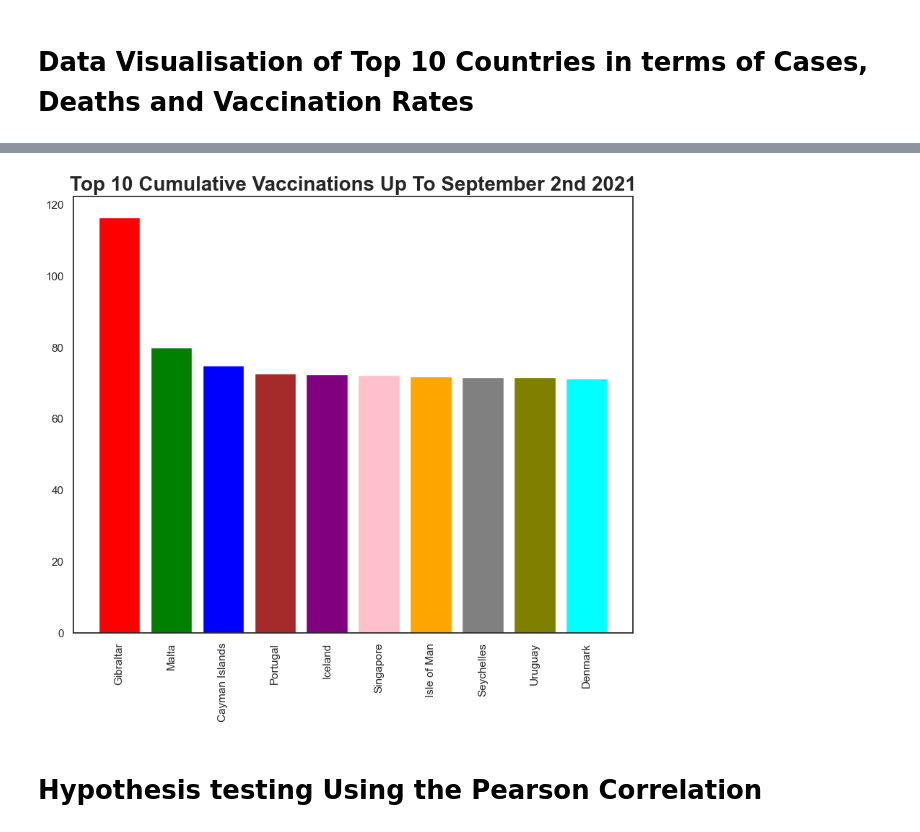
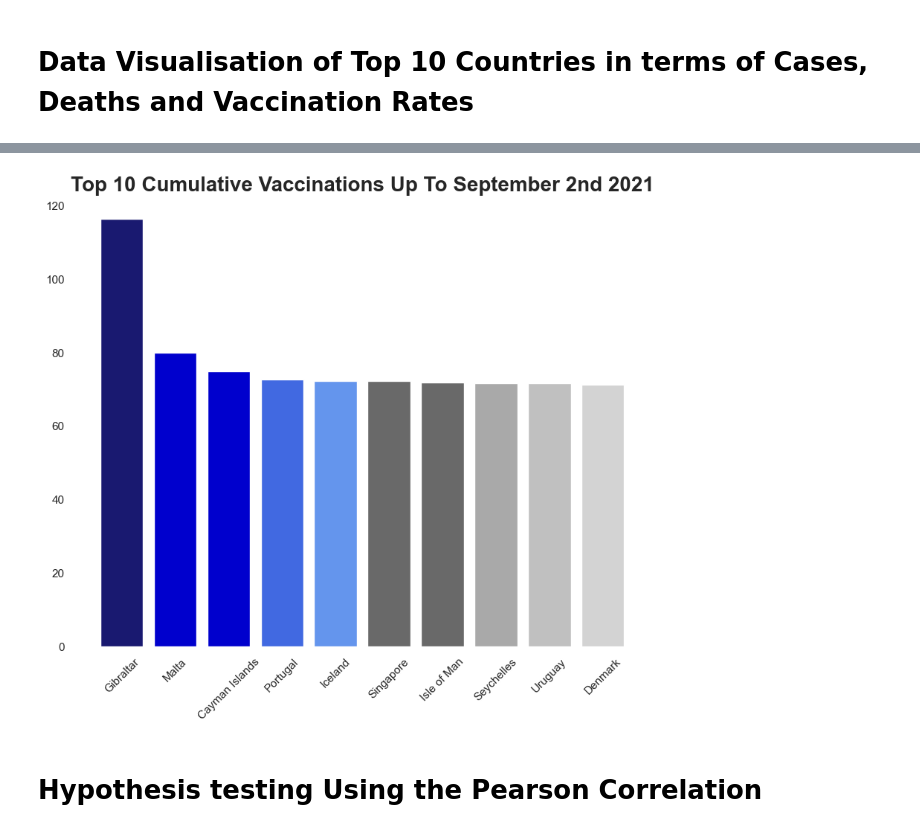
Before and after one commit to NigelGondo/Portfolio_Projects, a Jupyter notebook: Hypothesis test to see if high vaccination rates lead to lower death rates.ipynb, the cells around one changed output, grey strips where cells are left out. Drawn from its saved outputs; the diff is of its cells as text; code cells hidden in the pictures.

```diff
--- a/Hypothesis test to see if high vaccination rates lead to lower death rates.ipynb
+++ b/Hypothesis test to see if high vaccination rates lead to lower death rates.ipynb
@@ -170,13 +123,0 @@ global_data_final_2
-# %%
-#rearranging the columns
-column_names = ['Country',
-                'Cumulative Cases',
-                'Cumulative Deaths',
-                'Death Rate - Cumulative',
-                'New Cases in the last 7 days',
-                'New Deaths in the last 7 days',
-                'Death Rate last 7 days']
-
-global_data_final_2 = global_data_final_2.reindex(columns = column_names)
-
-global_data_final_2
@@ -301,10 +208,10 @@ global_cases_deaths_vax.isnull().values.any()
 False
 # %%
 #removing rows with an infs error
-global_cases_deaths_vax = global_cases_deaths_vax.drop(69, axis=0)
+global_cases_deaths_vax = global_cases_deaths_vax.drop(126, axis=0)
 global_cases_deaths_vax
 
-#saving as a csv
+#saving as a csv copy
 global_cases_deaths_vax.to_csv('Global Covid data.csv')
 # %% [markdown]
 # Data Visualisation of Top 10 Countries in terms of Cases, Deaths and Vaccination Rates
@@ -341,13 +314,35 @@ plt.show()
 # %%
 #Sorting the data in descending order then slicing to get the 10 countries with the highest vaccination rate
-global_cases_deaths_vax_sorted_desc_vax = global_cases_deaths_vax.sort_values('Fully Vaccinated per 100', ascending = False)
+global_cases_deaths_vax_sorted_desc_vax = global_cases_deaths_vax.sort_values('Fully Vaccinated per 100',
+                                                                              ascending = False)
 global_cases_deaths_vax_sorted_desc_vax = global_cases_deaths_vax_sorted_desc_vax.iloc[:10]
-plt.bar(global_cases_deaths_vax_sorted_desc_vax['Country'], global_cases_deaths_vax_sorted_desc_vax['Fully Vaccinated per 100'], color = ['red','green','blue','brown', 'purple', 'pink', 'orange','gray', 'olive', 'cyan'])
-plt.xticks(rotation = 90)
-plt.title('Top 10 Cumulative Vaccinations Up To September 2nd 2021', fontweight = 'bold', fontsize = 20)
+
+ax = plt.gca()
+
+plt.bar(global_cases_deaths_vax_sorted_desc_vax['Country'],
+        global_cases_deaths_vax_sorted_desc_vax['Fully Vaccinated per 100'],
+        color = ['midnightblue',
+                 'mediumblue',
+                 'mediumblue',
+                 'royalblue',
+                 'cornflowerblue',
+                 'dimgrey',
+                 'dimgrey',
+                 'darkgrey',
+                 'silver',
+                 'lightgrey'])
+
+plt.xticks(rotation = 45)
+
+plt.title('Top 10 Cumulative Vaccinations Up To September 2nd 2021',
+          fontweight = 'bold',
+          fontsize = 20)
+
+ax.set_frame_on(False)
+
 plt.show()
 # %% [output]
-[figure, old version]
+[figure, new version]
 # %% [markdown]
 # Hypothesis testing Using the Pearson Correlation
 # %% [markdown]
```
Also changed, not shown: parts of 27 cells of this notebook.
